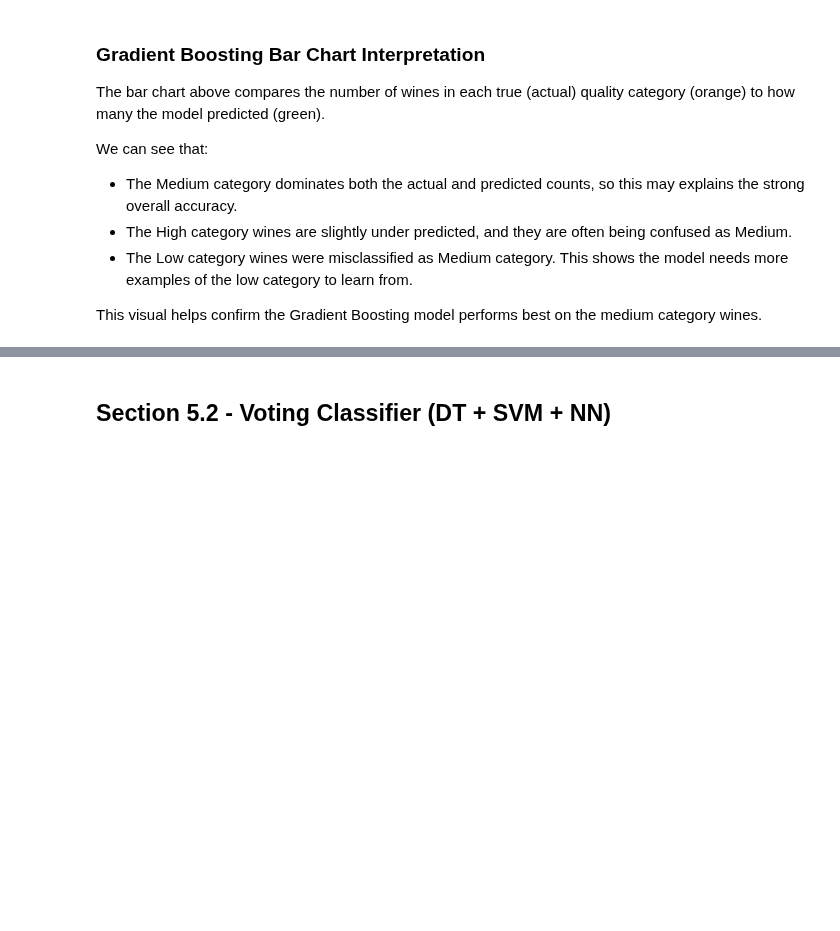
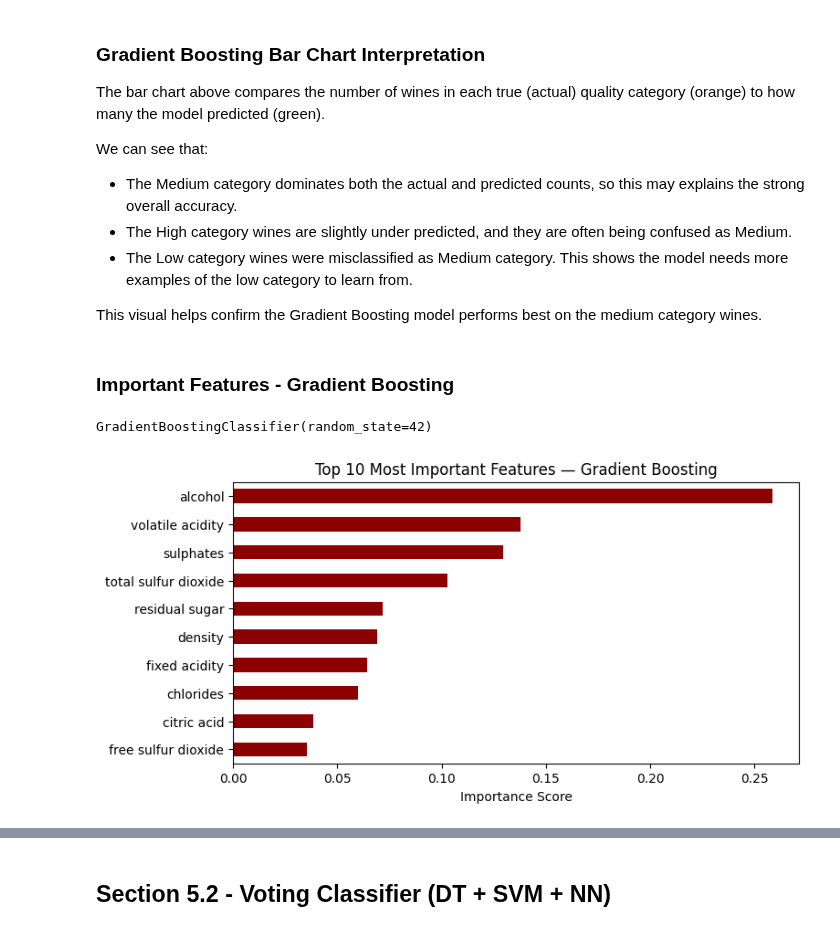
Before and after one commit to BethSpornitz/ml01, a Jupyter notebook: notebooks/project05/ensemble_bethspornitz.ipynb, the cells around one changed output, grey strips where cells are left out. Saved outputs shown, nothing was run; the diff lists cells and outputs as text; code cells hidden in the pictures; blank space fills up the shorter version.

```diff
--- a/notebooks/project05/ensemble_bethspornitz.ipynb
+++ b/notebooks/project05/ensemble_bethspornitz.ipynb
@@ -426,3 +429,25 @@ We can see that:
 - The Low category wines were misclassified as Medium category.  This shows the model needs more examples of the low category to learn from.
 
 This visual helps confirm the Gradient Boosting model performs best on the medium category wines.
+# %% [markdown]
+### Important Features - Gradient Boosting
+# %%
+
+gradient_model = GradientBoostingClassifier(
+    n_estimators=100, learning_rate=0.1, max_depth=3, random_state=42
+)
+gradient_model.fit(X_train, y_train)
+# %% [output]
+GradientBoostingClassifier(random_state=42)
+# %%
+importances = gradient_model.feature_importances_
+feat_importance = pd.Series(importances, index=X.columns).sort_values(ascending=False)
+
+plt.figure(figsize=(8,4))
+feat_importance.head(10).plot(kind='barh', color='darkred')
+plt.title('Top 10 Most Important Features — Gradient Boosting')
+plt.xlabel('Importance Score')
+plt.gca().invert_yaxis()
+plt.show()
+# %% [output]
+[figure, added]
```
Also changed, not shown: parts of 8 cells of this notebook, 1 other file.
